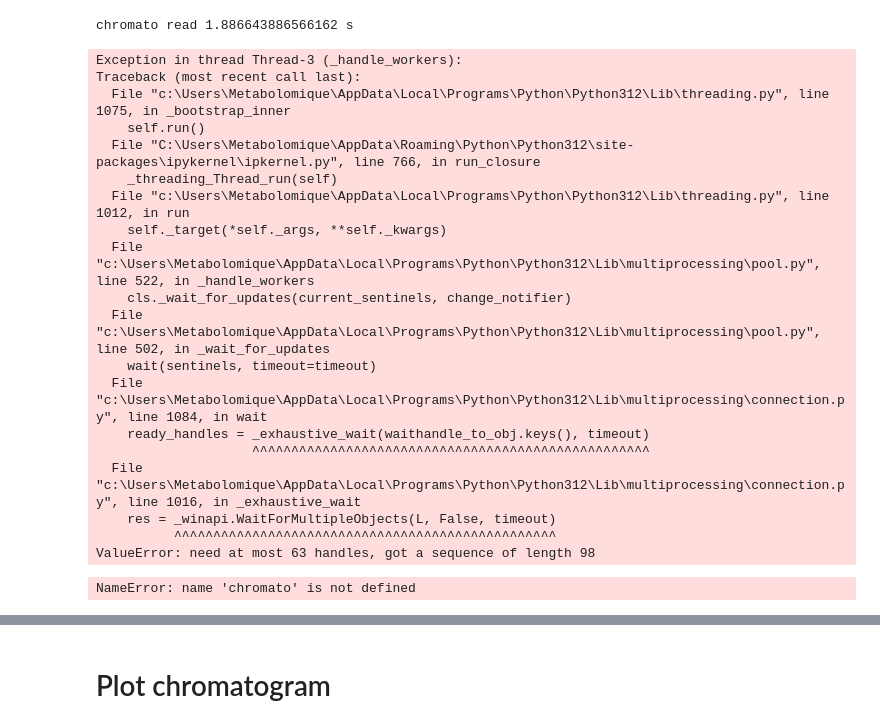
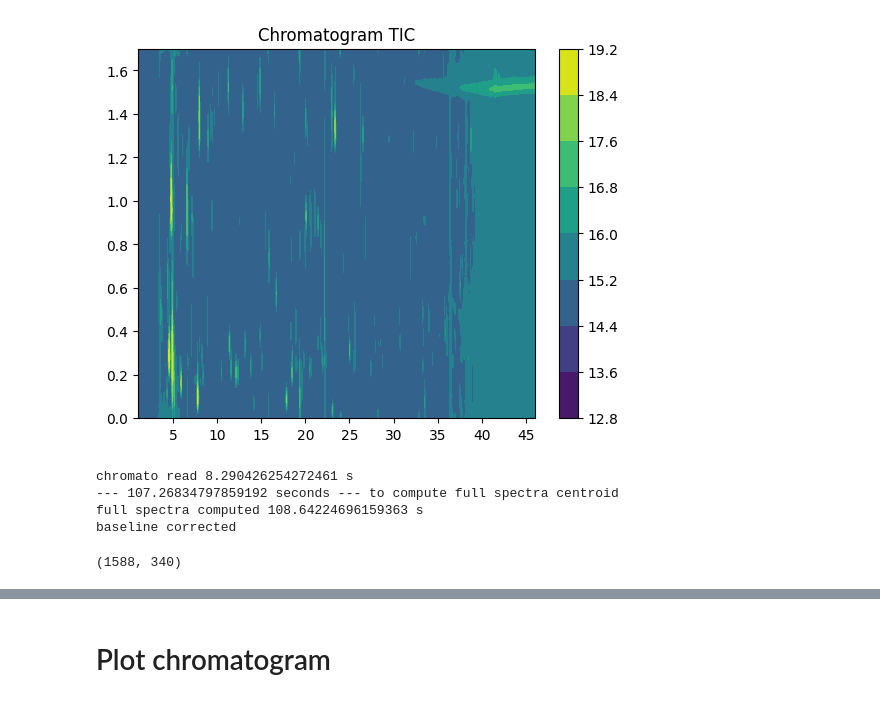
Before and after one commit to Lollith/Python-2DGC-Alignment, a Jupyter notebook: notebooks/plot.ipynb, the cells around one changed output, grey strips where cells are left out. Saved outputs shown, nothing was run; the diff lists cells and outputs as text; code cells hidden in the pictures.

```diff
--- a/notebooks/plot.ipynb
+++ b/notebooks/plot.ipynb
@@ -13,35 +12,22 @@ from read_chroma import read_chromato_and_chromato_cube
 # %%
 # path='/media/camille/DATA1/cdf centroid/'
 # file='A-F-028-817822-droite-ReCIVA.cdf'
-file_path = "D:/GCxGC_MS/DATA/A-F-028-817822-droite-ReCIVA.h5"
+#file_path = "D:/GCxGC_MS/DATA/A-F-028-817822-droite-ReCIVA.h5"
+# file_path = "D:/GCxGC_MS/DATA/A-F-028-817822-droite-ReCIVA.cdf"
+file_path = "/home/camille/Documents/app/data/A-F-028-817822-droite-ReCIVA.cdf"
 # %%
-chromato, time_rn= read_chromato_and_chromato_cube(file_path, mod_time = 1.7)
-# chromato, time_rn, chromato_cube, sigma, (range_min, range_max)= read_chromato_and_chromato_cube(path+file, mod_time = 1.7) #CRASH
+# chromato, time_rn= read_chromato_and_chromato_cube(file_path, mod_time = 0.7)
+chromato, time_rn, chromato_cube, sigma, (range_min, range_max)= read_chromato_and_chromato_cube(file_path, mod_time = 1.7) #CRASH
 # %% [output]
+[figure, added]
-chromato read 1.886643886566162 s
+chromato read 8.290426254272461 s
+--- 107.26834797859192 seconds --- to compute full spectra centroid
+full spectra computed 108.64224696159363 s
+baseline corrected
-Exception in thread Thread-3 (_handle_workers):
-Traceback (most recent call last):
-  File "c:\Users\Metabolomique\AppData\Local\Programs\Python\Python312\Lib\threading.py", line 1075, in _bootstrap_inner
-    self.run()
-  File "C:\Users\Metabolomique\AppData\Roaming\Python\Python312\site-packages\ipykernel\ipkernel.py", line 766, in run_closure
-    _threading_Thread_run(self)
-  File "c:\Users\Metabolomique\AppData\Local\Programs\Python\Python312\Lib\threading.py", line 1012, in run
-    self._target(*self._args, **self._kwargs)
-  File "c:\Users\Metabolomique\AppData\Local\Programs\Python\Python312\Lib\multiprocessing\pool.py", line 522, in _handle_workers
-    cls._wait_for_updates(current_sentinels, change_notifier)
-  File "c:\Users\Metabolomique\AppData\Local\Programs\Python\Python312\Lib\multiprocessing\pool.py", line 502, in _wait_for_updates
-    wait(sentinels, timeout=timeout)
-  File "c:\Users\Metabolomique\AppData\Local\Programs\Python\Python312\Lib\multiprocessing\connection.py", line 1084, in wait
-    ready_handles = _exhaustive_wait(waithandle_to_obj.keys(), timeout)
-                    ^^^^^^^^^^^^^^^^^^^^^^^^^^^^^^^^^^^^^^^^^^^^^^^^^^^
-  File "c:\Users\Metabolomique\AppData\Local\Programs\Python\Python312\Lib\multiprocessing\connection.py", line 1016, in _exhaustive_wait
-    res = _winapi.WaitForMultipleObjects(L, False, timeout)
-          ^^^^^^^^^^^^^^^^^^^^^^^^^^^^^^^^^^^^^^^^^^^^^^^^^
-ValueError: need at most 63 handles, got a sequence of length 98
 # %%
-chromato.shape()
+chromato.shape
 # %% [output]
-NameError: name 'chromato' is not defined
+(1588, 340)
 # %%
 sample_identification(
                 path="D:/GCxGC_MS/DATA/Dossier_partagé_GCxGC/Manue/GCxGC_VOLATIL-CF_01/",
```
Also changed, not shown: parts of 2 cells of this notebook, 4 other files.
